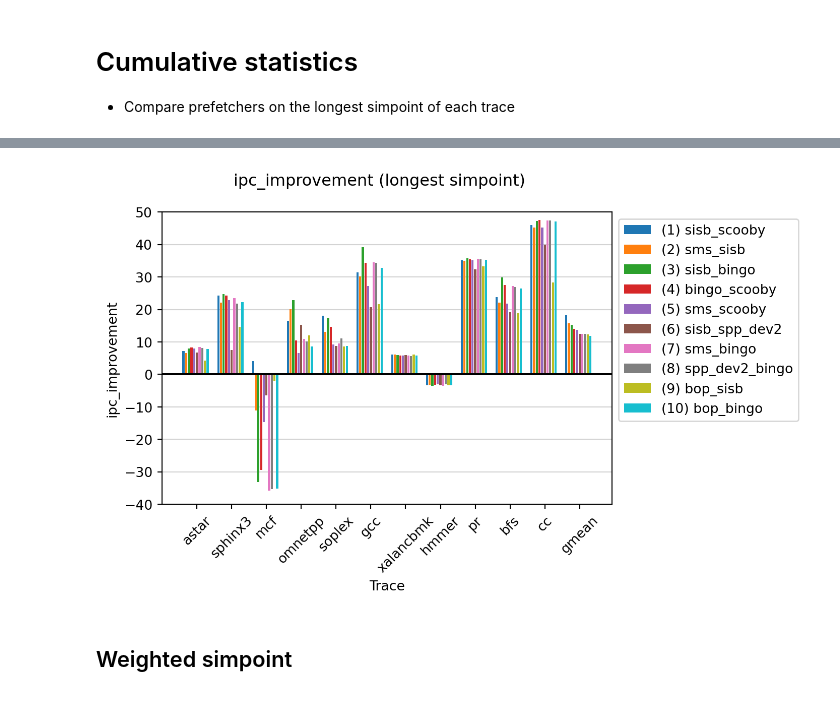
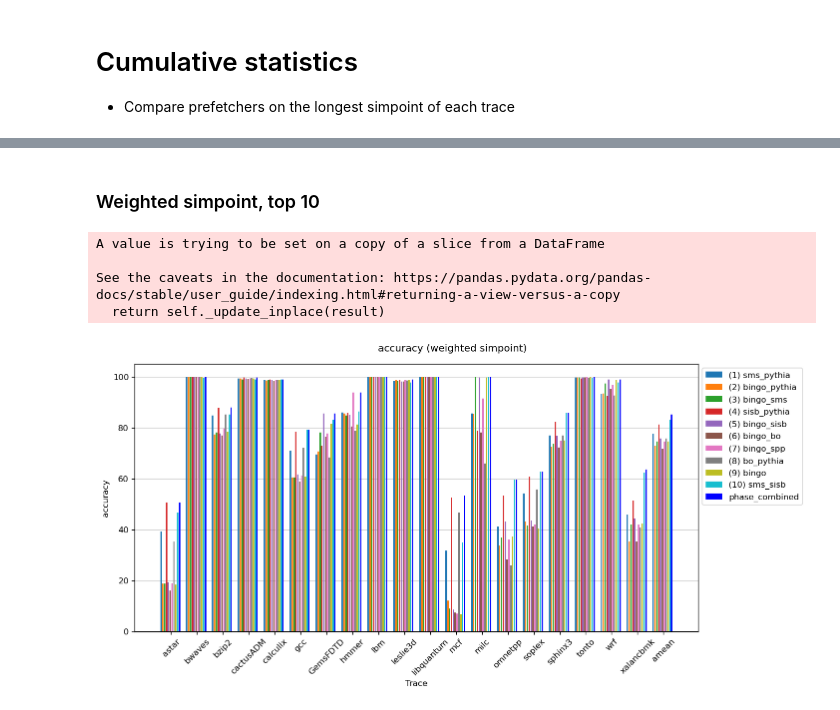
Before and after one commit to cmolder/prefetcher-zoo-analysis, a Jupyter notebook: 20220327-zoo.ipynb, the cells around one changed output, grey strips where cells are left out. Cells and saved outputs as stored; diff of their text form; code cells hidden in the pictures.

```diff
--- a/20220327-zoo.ipynb
+++ b/20220327-zoo.ipynb
@@ -209,9 +259,18 @@ plot_cumulative_statistics(df, weights, metric='mpki_reduction', ymin=0, ymax=10
 # %%
-plot_cumulative_statistics(df, weights, metric='ipc_improvement', ymin=-40, ymax=50)
+# plot_cumulative_statistics(df, weights, metric='ipc_improvement',
+#                            ymin=-40, ymax=120, dpi=120,
+#                            filter_benchmarks=spec)
-# %% [output]
-[figure, removed]
 # %% [markdown]
-## Weighted simpoint
+### Weighted simpoint, top 10
 # %%
-plot_cumulative_statistics(df, weights, metric='accuracy', method='weighted', ymin=0, ymax=100)
+# TODO: Fix accuracy error in amean
+plot_cumulative_statistics(df, weights, metric='accuracy', method='weighted',
+                           ymin=0, ymax=105, dpi=120,
+                           filter_benchmarks=spec)
+# %% [output]
+A value is trying to be set on a copy of a slice from a DataFrame
+
+See the caveats in the documentation: https://pandas.pydata.org/pandas-docs/stable/user_guide/indexing.html#returning-a-view-versus-a-copy
+  return self._update_inplace(result)
+[figure, added]
 # %%
```
Also changed, not shown: parts of 33 cells of this notebook, 1 other file.
